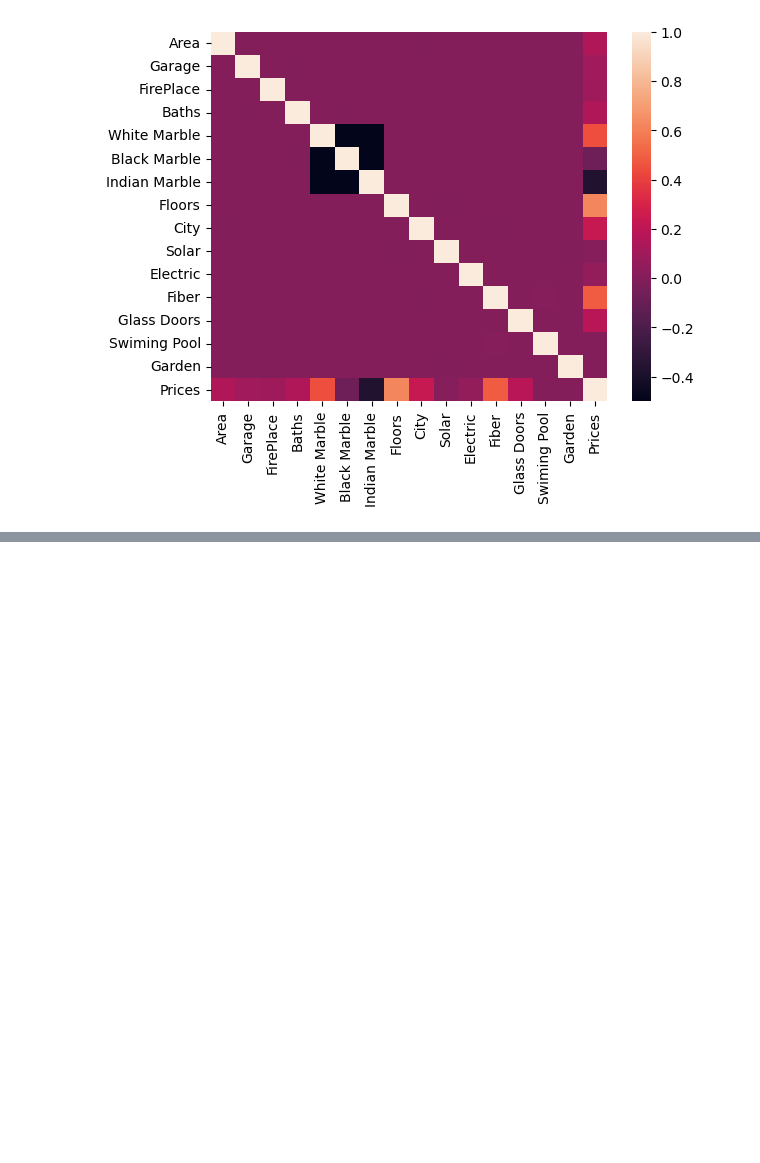
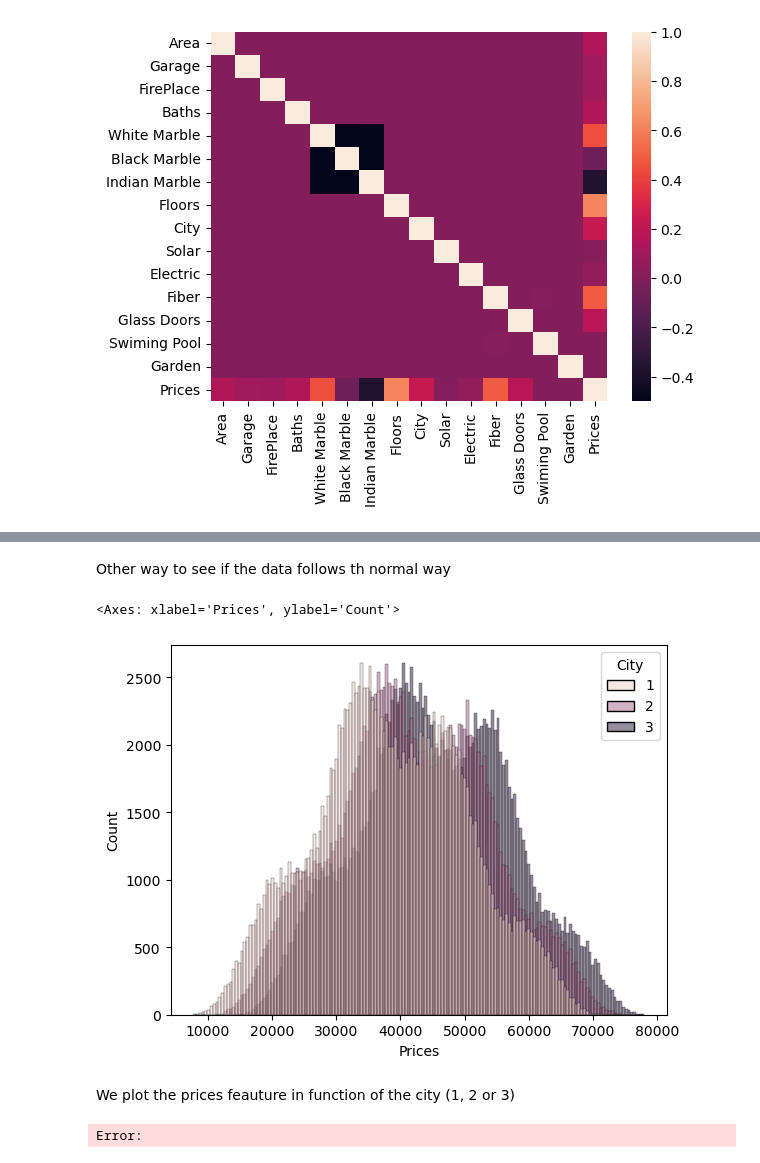
Before and after one commit to Ashraf-Khabar/SACAD-Projects, a Jupyter notebook: Mini_Project_N2/main.ipynb, the cells around one changed output, grey strips where cells are left out. Drawn from its saved outputs; the diff is of its cells as text; code cells hidden in the pictures; blank space fills up the shorter version.

```diff
--- a/Mini_Project_N2/main.ipynb
+++ b/Mini_Project_N2/main.ipynb
@@ -54,0 +63,14 @@ Error:
+# %% [markdown]
+Other way to see if the data follows th normal way
+# %%
+sns.histplot(data=df, x="Prices", hue="City")
+# %% [output]
+<Axes: xlabel='Prices', ylabel='Count'>
+[figure, added]
+# %% [markdown]
+We plot the prices feauture in function of the city (1, 2 or 3)
+# %%
+sns.scatterplot(data=df, x="Prices", y="Baths", hue="City")
+sns.rugplot(data=df, x="Prices", y="Baths", hue="City")
+# %% [output]
+Error:
```
Also changed, not shown: parts of 3 cells of this notebook.
